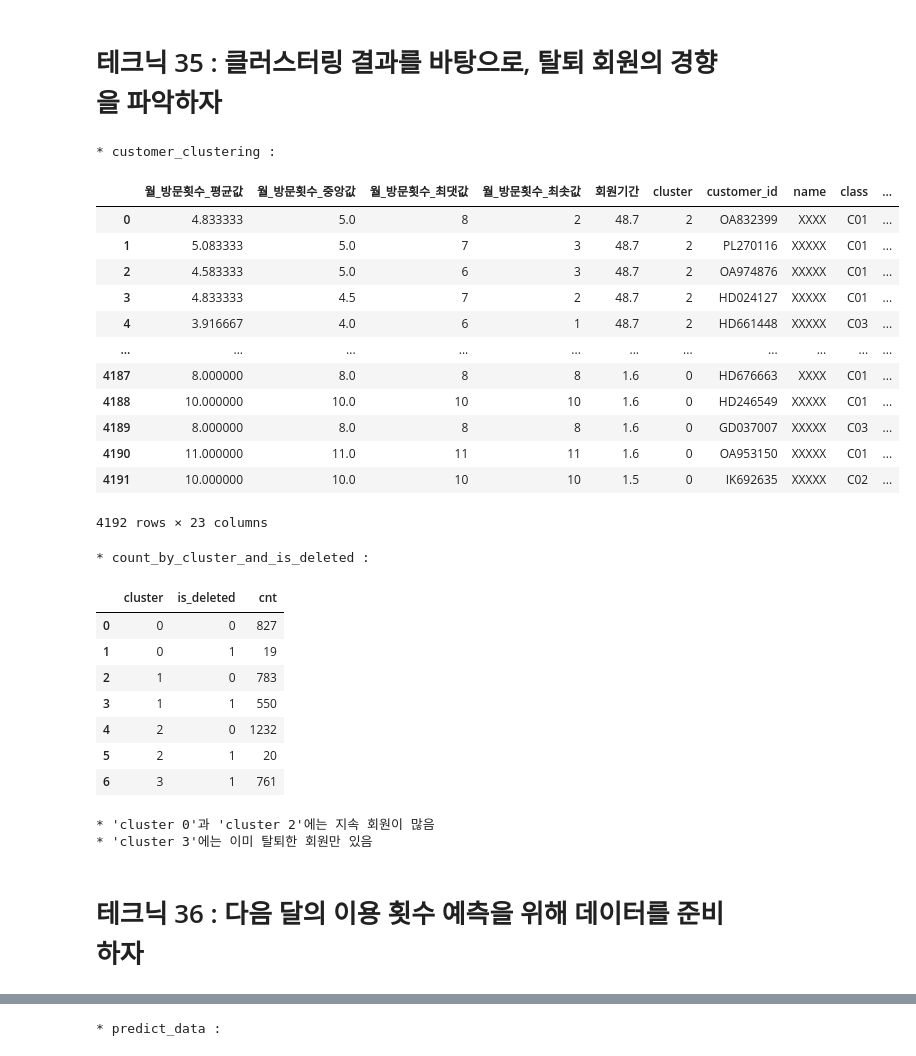
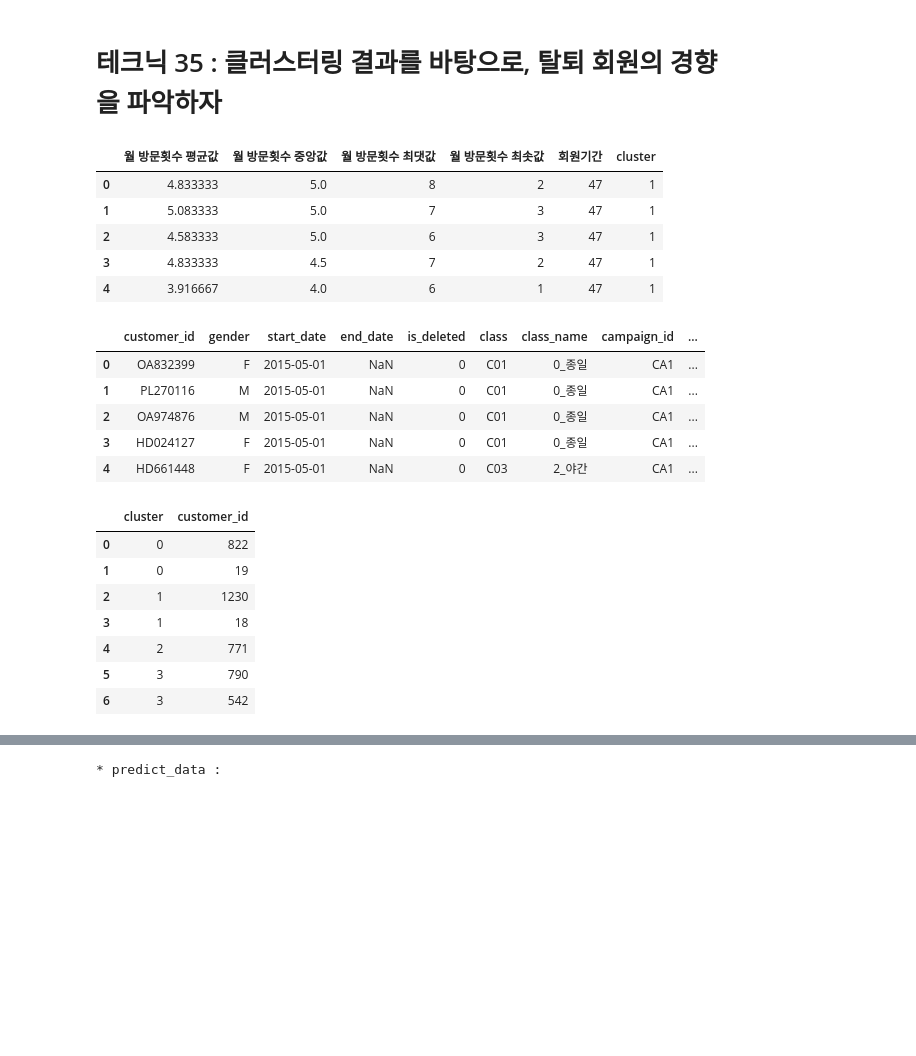
Before and after one commit to wooseok1152/python-data_analysis, a Jupyter notebook: 4장 고객의 행동을 예측하는 테크닉 10.ipynb, the cells around one changed output, grey strips where cells are left out. Saved outputs shown, nothing was run; the diff lists cells and outputs as text; code cells hidden in the pictures; blank space fills up the shorter version.

Commit message:
Revert "modify logic in chapter 4(use index in dataframe using sqldf)"
This reverts commit c6ac6bb98822e00807d04af21cc5cf8074b70f26.

```diff
--- a/4장 고객의 행동을 예측하는 테크닉 10.ipynb
+++ b/4장 고객의 행동을 예측하는 테크닉 10.ipynb
@@ -332,51 +315,34 @@ plt.show()
 # %% [markdown]
 # 테크닉 35 : 클러스터링 결과를 바탕으로, 탈퇴 회원의 경향을 파악하자
 # %%
-# 'customer_variables_for_clustering'데이터 셋과 'customer_join_with_membership_period'데이터 셋을 JOIN 실시
+'''
+클러스터링으로 분할된 4개의 그룹에 지속 회원과 탈퇴 회원이 각각 얼마나 존재하는지 확인하기
+'''
+# 'customer_variables_for_clustering'데이터 셋과 'customer'데이터 셋을 JOIN 실시
 # (두 데이터 셋이 서로 공유하는 컬럼이 없기 떼문에, concat()으로 두 데이터 셋을 결합해야 함)
-
-customer_clustering = pd.concat([customer_variables_for_clustering, customer_join_with_membership_period], axis = 1)
-print("* customer_clustering :")
-display(customer_clustering)
-
-count_by_cluster_and_is_deleted = sqldf("""
-                                            SELECT   cluster,
-                                                     is_deleted,
-                                                     COUNT(1) AS cnt
-                                            FROM     customer_clustering
-                                            GROUP BY cluster, is_deleted
-                                        """)
-print("* count_by_cluster_and_is_deleted :")
-display(count_by_cluster_and_is_deleted)
-
-print("* 'cluster 0'과 'cluster 2'에는 지속 회원이 많음")
-print("* 'cluster 3'에는 이미 탈퇴한 회원만 있음")
+display(customer_variables_for_clustering.head())
+display(customer.head())
+customer_variables_for_clustering = pd.concat([customer_variables_for_clustering, customer], axis = 1)
+display(customer_variables_for_clustering.groupby(["cluster", "is_deleted"], as_index = False).count().loc[:, ["cluster", "customer_id"]])
 # %% [output]
-* customer_clustering :
-|  | 월_방문횟수_평균값 | 월_방문횟수_중앙값 | 월_방문횟수_최댓값 | 월_방문횟수_최솟값 | 회원기간 | cluster | customer_id | name | class | ... |
-| 0 | 4.833333 | 5.0 | 8 | 2 | 48.7 | 2 | OA832399 | XXXX | C01 | ... |
-| 1 | 5.083333 | 5.0 | 7 | 3 | 48.7 | 2 | PL270116 | XXXXX | C01 | ... |
-| 2 | 4.583333 | 5.0 | 6 | 3 | 48.7 | 2 | OA974876 | XXXXX | C01 | ... |
-| 3 | 4.833333 | 4.5 | 7 | 2 | 48.7 | 2 | HD024127 | XXXXX | C01 | ... |
-| 4 | 3.916667 | 4.0 | 6 | 1 | 48.7 | 2 | HD661448 | XXXXX | C03 | ... |
-| ... | ... | ... | ... | ... | ... | ... | ... | ... | ... | ... |
-| 4187 | 8.000000 | 8.0 | 8 | 8 | 1.6 | 0 | HD676663 | XXXX | C01 | ... |
-| 4188 | 10.000000 | 10.0 | 10 | 10 | 1.6 | 0 | HD246549 | XXXXX | C01 | ... |
-| 4189 | 8.000000 | 8.0 | 8 | 8 | 1.6 | 0 | GD037007 | XXXXX | C03 | ... |
-| 4190 | 11.000000 | 11.0 | 11 | 11 | 1.6 | 0 | OA953150 | XXXXX | C01 | ... |
-| 4191 | 10.000000 | 10.0 | 10 | 10 | 1.5 | 0 | IK692635 | XXXXX | C02 | ... |
+|  | 월 방문횟수 평균값 | 월 방문횟수 중앙값 | 월 방문횟수 최댓값 | 월 방문횟수 최솟값 | 회원기간 | cluster |
+| 0 | 4.833333 | 5.0 | 8 | 2 | 47 | 1 |
+| 1 | 5.083333 | 5.0 | 7 | 3 | 47 | 1 |
+| 2 | 4.583333 | 5.0 | 6 | 3 | 47 | 1 |
+| 3 | 4.833333 | 4.5 | 7 | 2 | 47 | 1 |
+| 4 | 3.916667 | 4.0 | 6 | 1 | 47 | 1 |
-4192 rows × 23 columns
-* count_by_cluster_and_is_deleted :
-|  | cluster | is_deleted | cnt |
-| 0 | 0 | 0 | 827 |
-| 1 | 0 | 1 | 19 |
-| 2 | 1 | 0 | 783 |
-| 3 | 1 | 1 | 550 |
-| 4 | 2 | 0 | 1232 |
-| 5 | 2 | 1 | 20 |
-| 6 | 3 | 1 | 761 |
+|  | customer_id | gender | start_date | end_date | is_deleted | class | class_name | campaign_id | ... |
+| 0 | OA832399 | F | 2015-05-01 | NaN | 0 | C01 | 0_종일 | CA1 | ... |
+| 1 | PL270116 | M | 2015-05-01 | NaN | 0 | C01 | 0_종일 | CA1 | ... |
+| 2 | OA974876 | M | 2015-05-01 | NaN | 0 | C01 | 0_종일 | CA1 | ... |
+| 3 | HD024127 | F | 2015-05-01 | NaN | 0 | C01 | 0_종일 | CA1 | ... |
+| 4 | HD661448 | F | 2015-05-01 | NaN | 0 | C03 | 2_야간 | CA1 | ... |
-* 'cluster 0'과 'cluster 2'에는 지속 회원이 많음
-* 'cluster 3'에는 이미 탈퇴한 회원만 있음
+|  | cluster | customer_id |
+| 0 | 0 | 822 |
+| 1 | 0 | 19 |
+| 2 | 1 | 1230 |
+| 3 | 1 | 18 |
+| 4 | 2 | 771 |
+| 5 | 3 | 790 |
+| 6 | 3 | 542 |
-# %% [markdown]
-# 테크닉 36 : 다음 달의 이용 횟수 예측을 위해 데이터를 준비하자
 # %%
```
Also changed, not shown: parts of 7 cells of this notebook.
